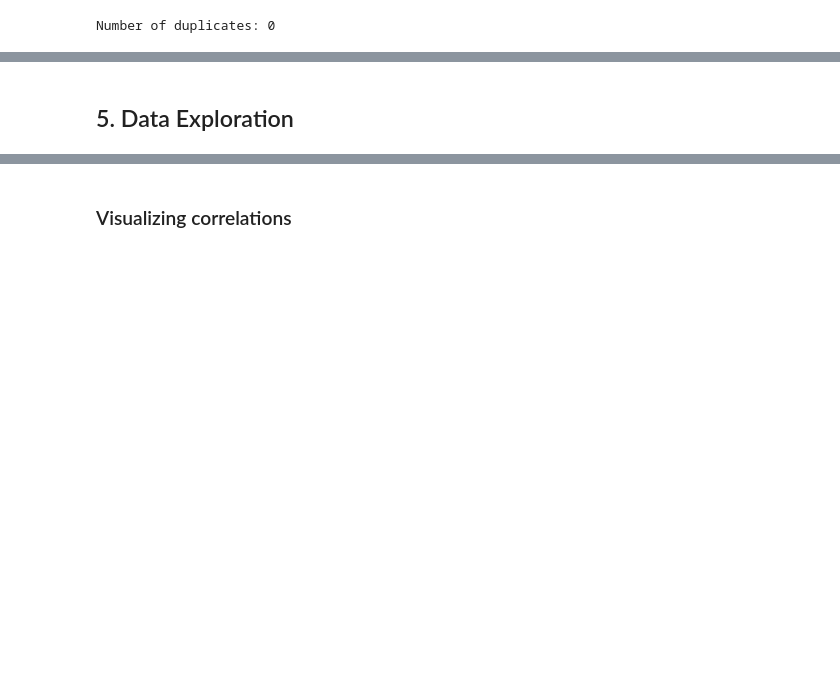
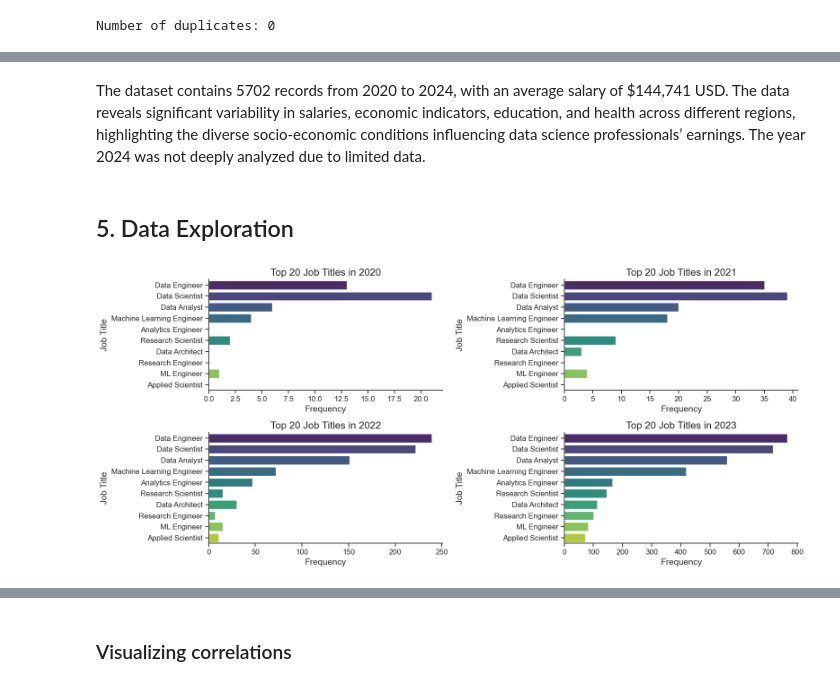
Before and after one commit to IuliiaBolgova/Capstone-Project, a Jupyter notebook: notebooks/EDA_Project.ipynb, the cells around one changed output, grey strips where cells are left out. Drawn from its saved outputs; the diff is of its cells as text; code cells hidden in the pictures; blank space fills up the shorter version.

```diff
--- a/notebooks/EDA_Project.ipynb
+++ b/notebooks/EDA_Project.ipynb
@@ -145,0 +160,2 @@ Number of duplicates: 0
+# %% [markdown]
+The dataset contains 5702 records from 2020 to 2024, with an average salary of $144,741 USD. The data reveals significant variability in salaries, economic indicators, education, and health across different regions, highlighting the diverse socio-economic conditions influencing data science professionals’ earnings. The year 2024 was not deeply analyzed due to limited data.
@@ -146,2 +165,35 @@ Number of duplicates: 0
 # %% [markdown]
 ## 5. Data Exploration
+# %%
+import matplotlib.pyplot as plt
+import seaborn as sns
+
+# Выбор топ-20 вакансий по количеству записей
+top_20_job_titles = salaries['Job Title'].value_counts().head(10).index
+filtered_data_top_20_jobs = salaries[salaries['Job Title'].isin(top_20_job_titles)]
+
+# Создание подграфиков для каждого года (кроме 2024 года)
+years = filtered_data_top_20_jobs['Year'].unique()
+years = sorted(years[years != 2024])  # Исключаем 2024 год и сортируем
+
+fig, axes = plt.subplots(2, 2, figsize=(16, 7))  # Создание сетки из 4 графиков (2x2)
+axes = axes.flatten()
+
+for i, year in enumerate(years[:4]):  # Ограничение до 4 лет
+    ax = axes[i]
+    sns.countplot(data=filtered_data_top_20_jobs[filtered_data_top_20_jobs['Year'] == year],
+                  y='Job Title',
+                  palette='viridis',
+                  order=filtered_data_top_20_jobs['Job Title'].value_counts().index,
+                  ax=ax)
+    ax.set_title(f'Top 20 Job Titles in {year}', fontsize=16)
+    ax.set_xlabel('Frequency', fontsize=14)
+    ax.set_ylabel('Job Title', fontsize=14)
+    ax.tick_params(axis='x', labelsize=12)
+    ax.tick_params(axis='y', labelsize=12)
+    sns.despine(ax=ax)
+
+plt.tight_layout()
+plt.show()
+# %% [output]
+[figure, added]
```
Also changed, not shown: parts of 30 cells of this notebook.
